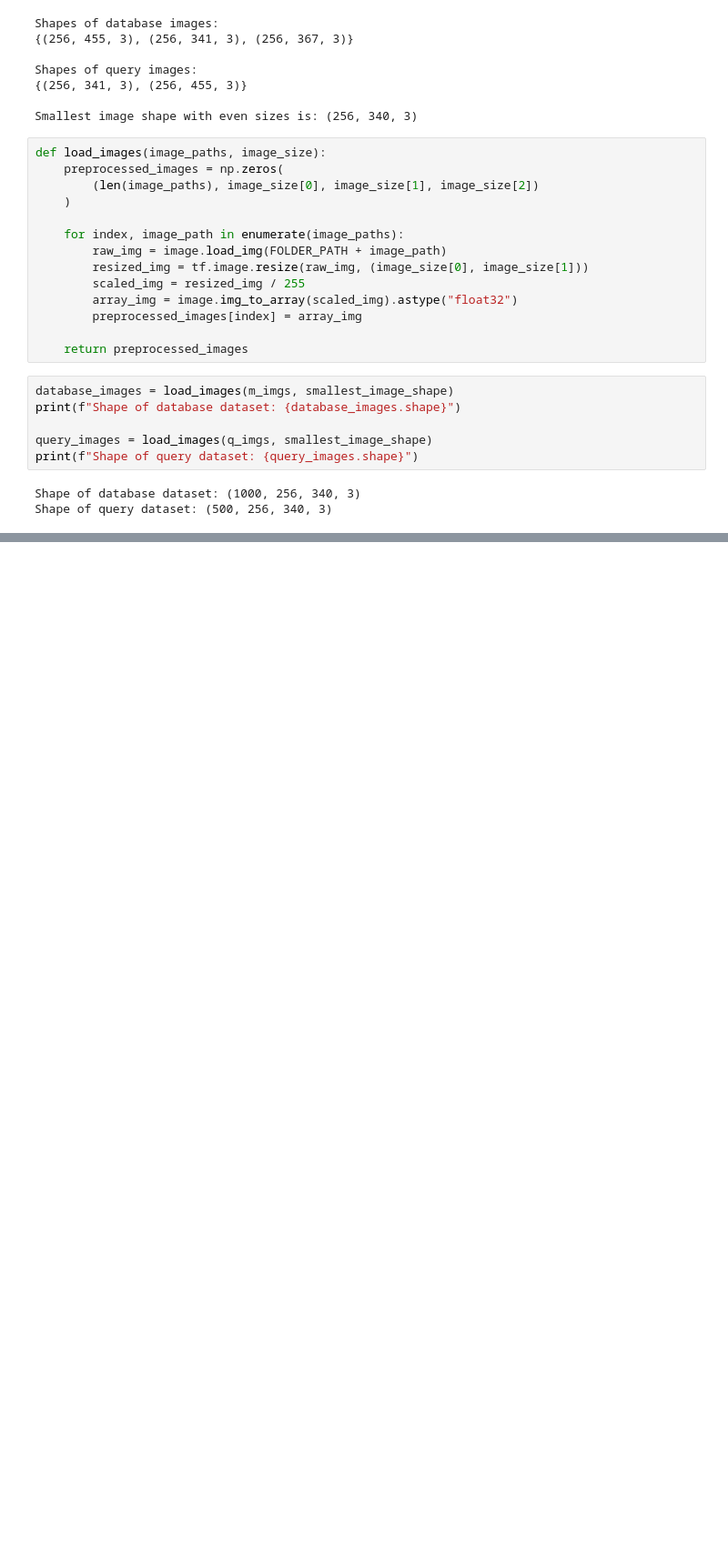
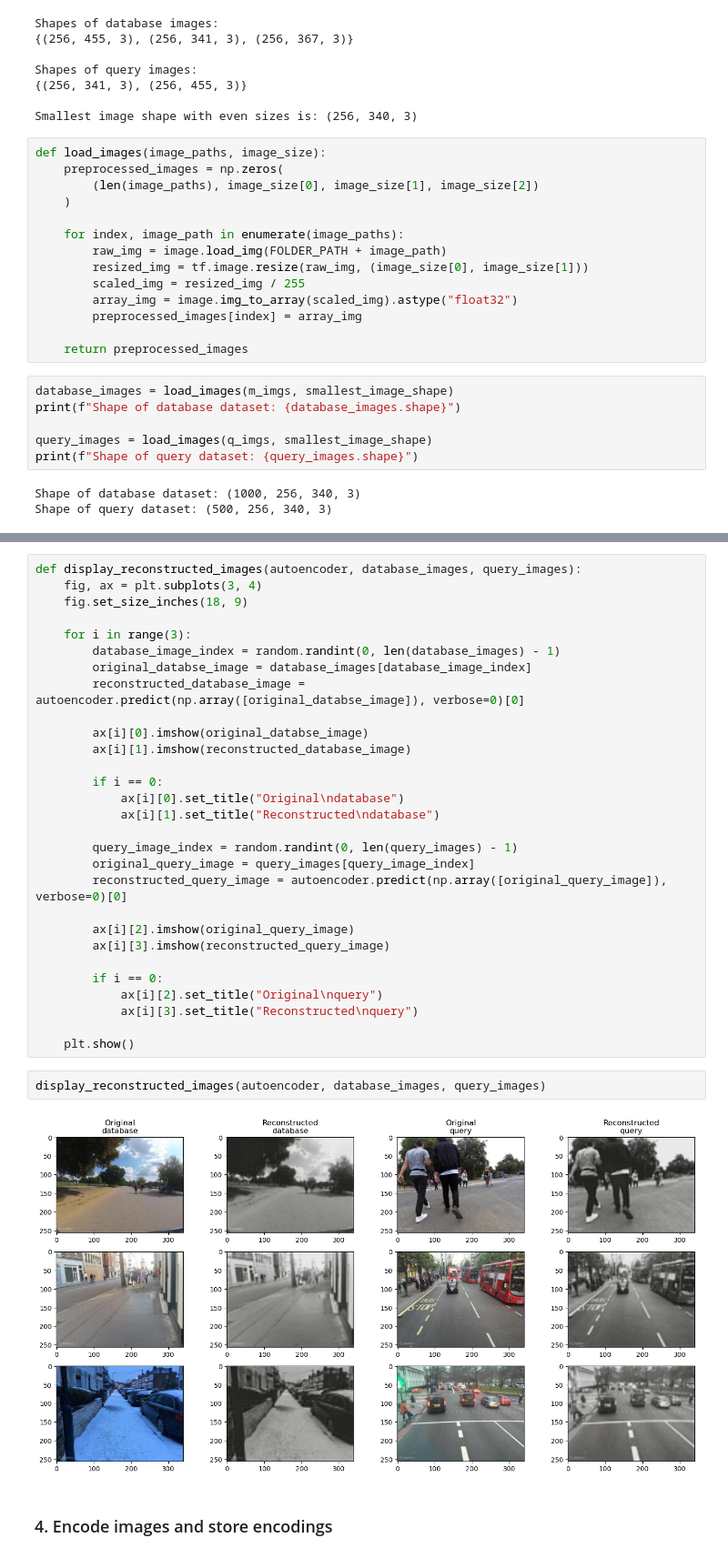
Before and after one commit to Bindila-Bogdan/Content-Based-Image-Retrieval, a Jupyter notebook: notebooks/convolutional_autoencoder.ipynb, the cells around one changed output, grey strips where cells are left out. Shown at 91% size. Cells and saved outputs as stored; diff of their text form; blank space fills up the shorter version.

```diff
--- a/notebooks/convolutional_autoencoder.ipynb
+++ b/notebooks/convolutional_autoencoder.ipynb
@@ -188,0 +205,35 @@ plt.legend(["Training Loss", "Validation Loss"])
+# %%
+def display_reconstructed_images(autoencoder, database_images, query_images):
+    fig, ax = plt.subplots(3, 4)
+    fig.set_size_inches(18, 9)
+
+    for i in range(3):
+        database_image_index = random.randint(0, len(database_images) - 1)
+        original_databse_image = database_images[database_image_index]
+        reconstructed_database_image = autoencoder.predict(np.array([original_databse_image]), verbose=0)[0]
+
+        ax[i][0].imshow(original_databse_image)
+        ax[i][1].imshow(reconstructed_database_image)
+
+        if i == 0:
+            ax[i][0].set_title("Original\ndatabase")
+            ax[i][1].set_title("Reconstructed\ndatabase")
+
+        query_image_index = random.randint(0, len(query_images) - 1)
+        original_query_image = query_images[query_image_index]
+        reconstructed_query_image = autoencoder.predict(np.array([original_query_image]), verbose=0)[0]
+
+        ax[i][2].imshow(original_query_image)
+        ax[i][3].imshow(reconstructed_query_image)
+
+        if i == 0:
+            ax[i][2].set_title("Original\nquery")
+            ax[i][3].set_title("Reconstructed\nquery")
+
+    plt.show()
+# %%
+display_reconstructed_images(autoencoder, database_images, query_images)
+# %% [output]
+[figure, added]
+# %% [markdown]
+### 4. Encode images and store encodings
```
Also changed, not shown: parts of 15 cells of this notebook.
